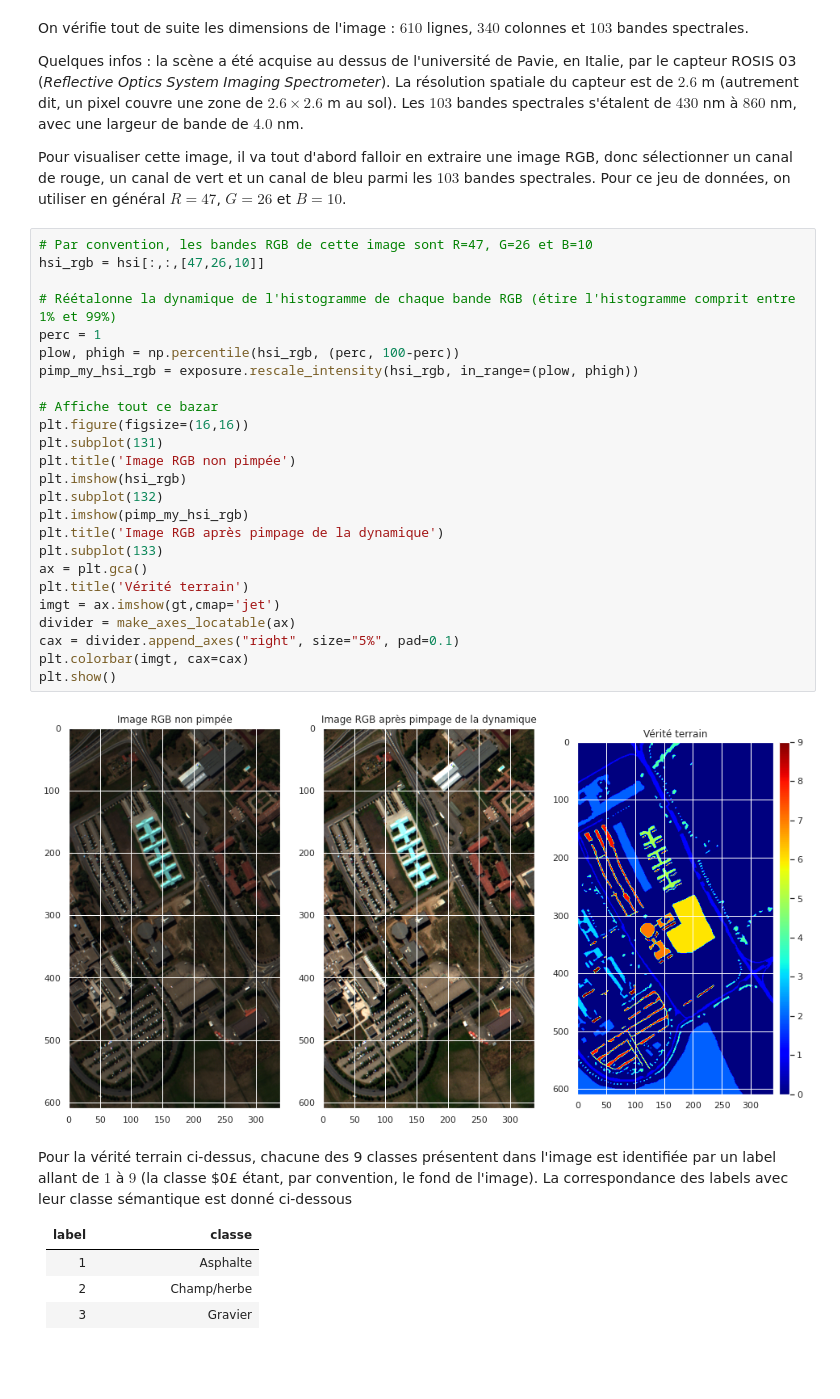
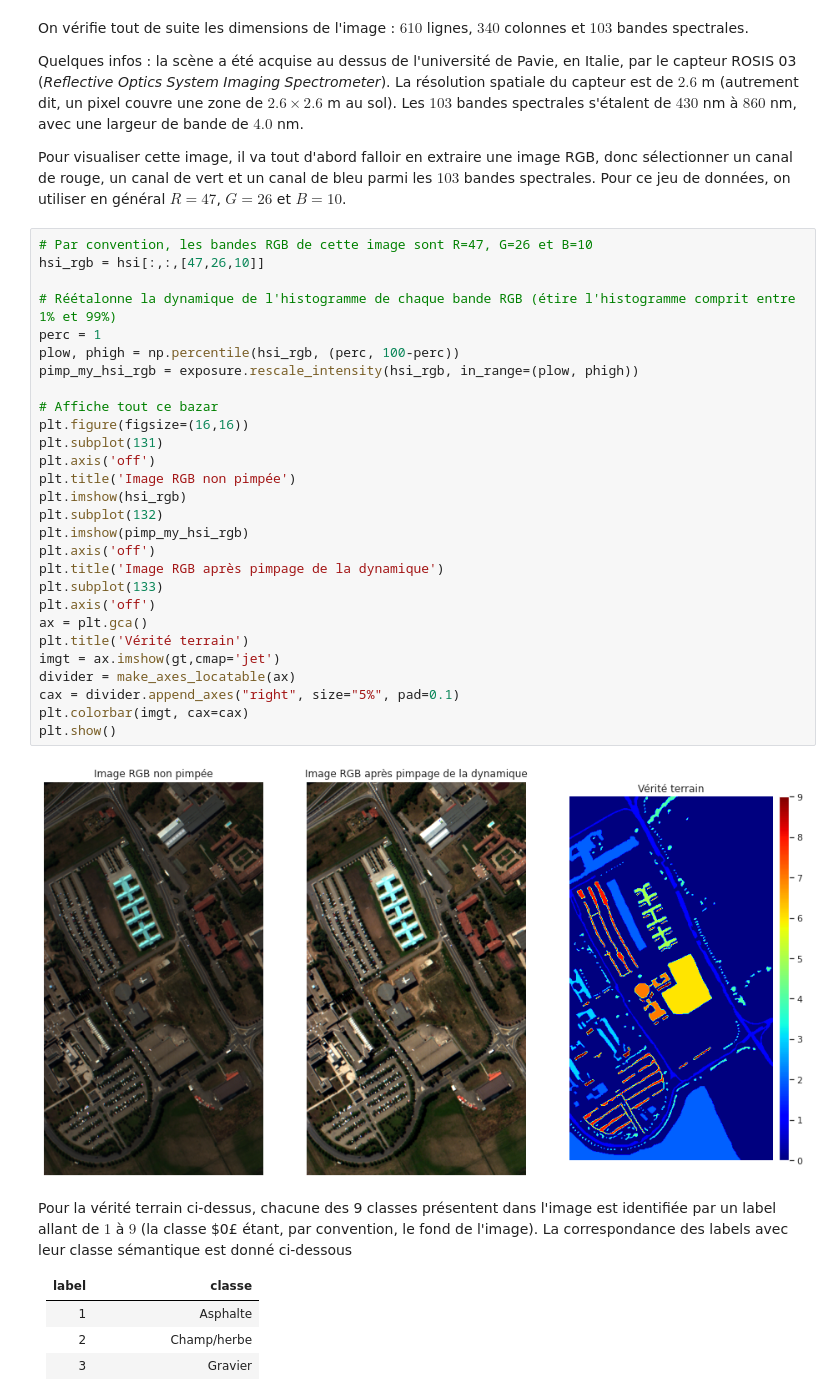
Before and after one commit to Li0nMo0se/spectral_unmixing, a Jupyter notebook: Main.ipynb, the cells around one changed output. Saved outputs shown, nothing was run; the diff lists cells and outputs as text; blank space fills up the shorter version.

```diff
--- a/Main.ipynb
+++ b/Main.ipynb
@@ -41,30 +41,33 @@ Pour visualiser cette image, il va tout d'abord falloir en extraire une image RG
 # %%
 # Par convention, les bandes RGB de cette image sont R=47, G=26 et B=10
 hsi_rgb = hsi[:,:,[47,26,10]]
 
 # Réétalonne la dynamique de l'histogramme de chaque bande RGB (étire l'histogramme comprit entre 1% et 99%)
 perc = 1
 plow, phigh = np.percentile(hsi_rgb, (perc, 100-perc))
 pimp_my_hsi_rgb = exposure.rescale_intensity(hsi_rgb, in_range=(plow, phigh))
 
 # Affiche tout ce bazar
 plt.figure(figsize=(16,16))
 plt.subplot(131)
+plt.axis('off')
 plt.title('Image RGB non pimpée')
 plt.imshow(hsi_rgb)
 plt.subplot(132)
 plt.imshow(pimp_my_hsi_rgb)
+plt.axis('off')
 plt.title('Image RGB après pimpage de la dynamique')
 plt.subplot(133)
+plt.axis('off')
 ax = plt.gca()
 plt.title('Vérité terrain')
 imgt = ax.imshow(gt,cmap='jet')
 divider = make_axes_locatable(ax)
 cax = divider.append_axes("right", size="5%", pad=0.1)
 plt.colorbar(imgt, cax=cax)
 plt.show()
 # %% [output]
-[figure, old version]
+[figure, new version]
 # %% [markdown]
 Pour la vérité terrain ci-dessus, chacune des 9 classes présentent dans l'image est identifiée par un label allant de $1$ à $9$ (la classe $0£ étant, par convention, le fond de l'image). La correspondance des labels avec leur classe sémantique est donné ci-dessous
 
```
Also changed, not shown: parts of 3 cells of this notebook.
